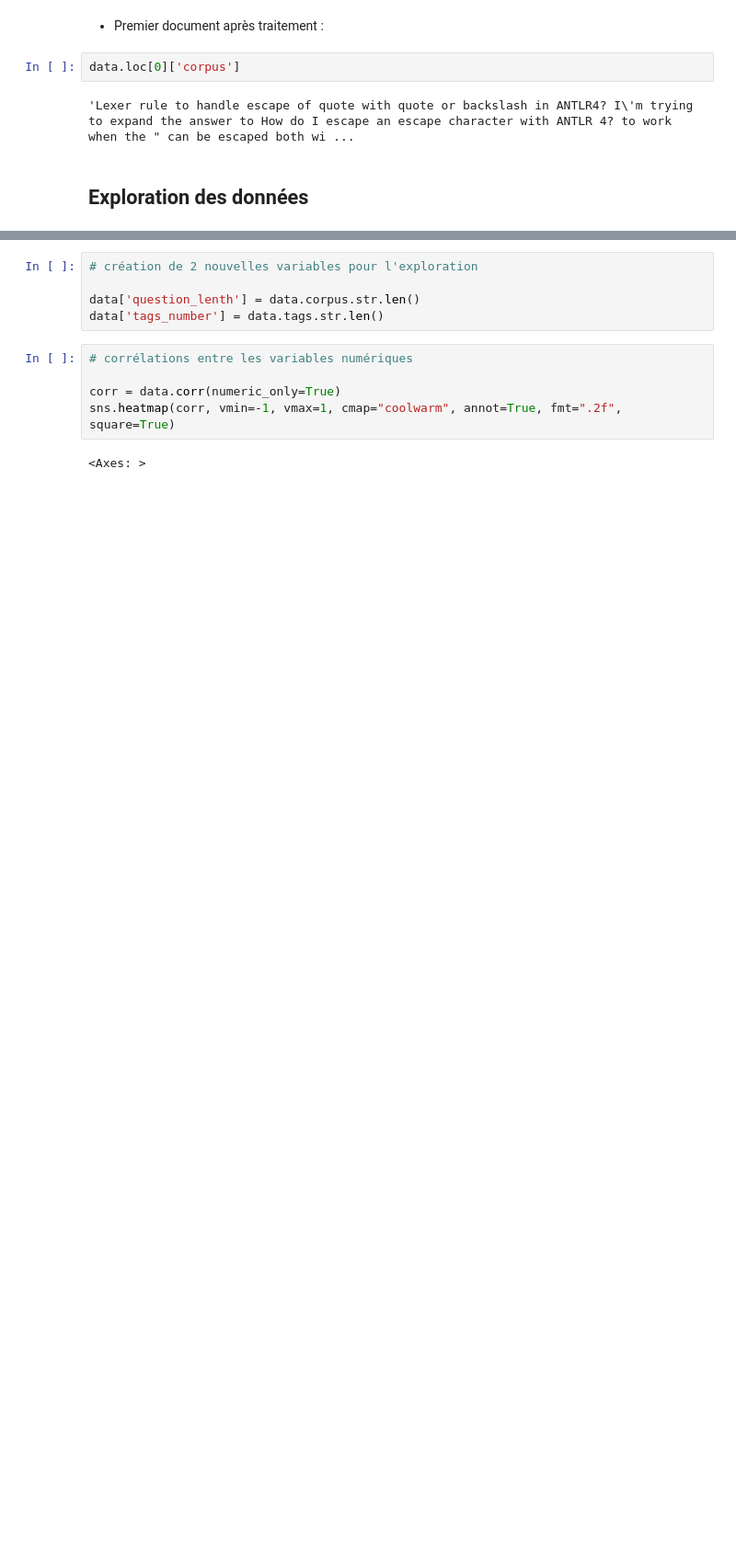
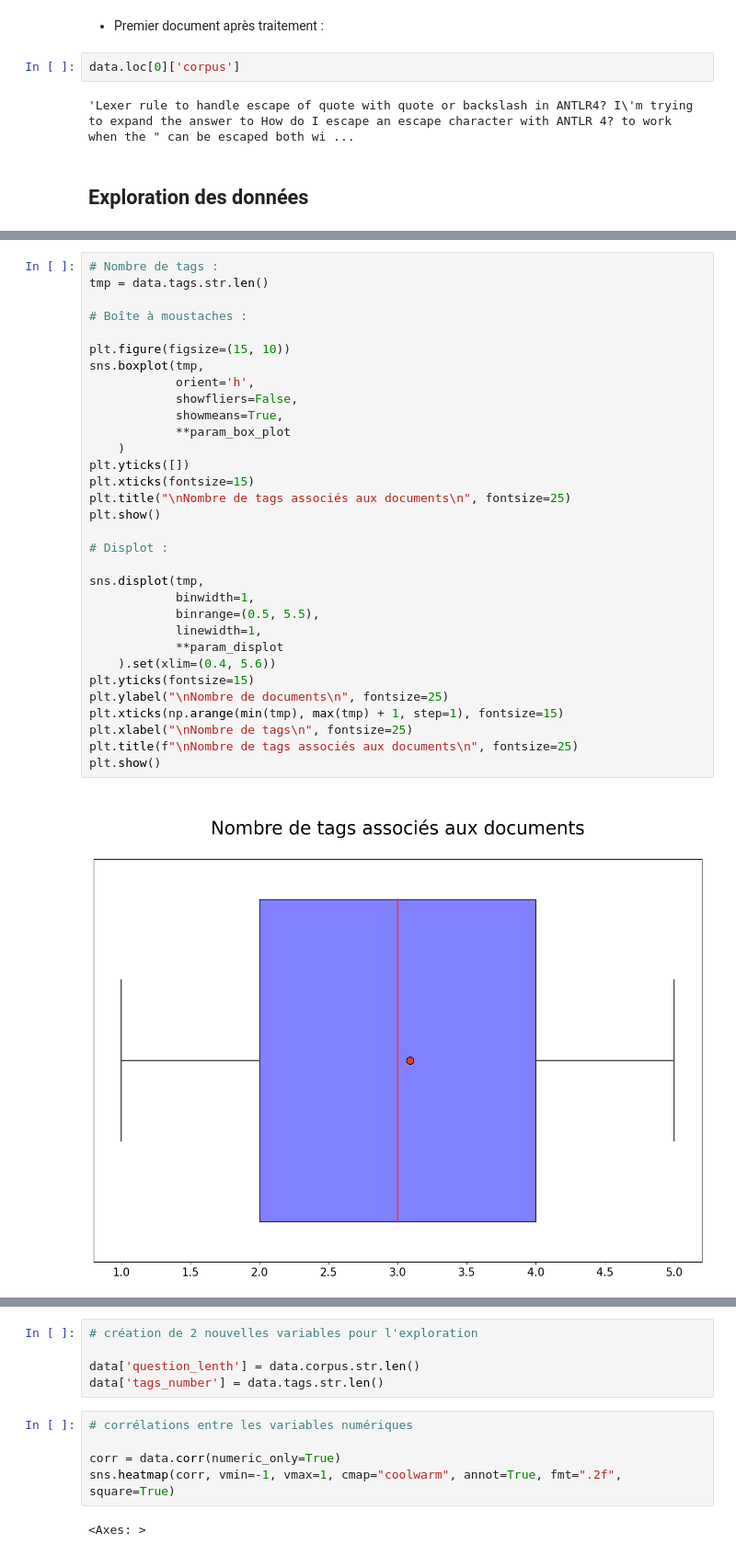
Before and after one commit to BiGHeaDMaX/Suggestion-automatique-de-mots-cles, a Jupyter notebook: 01 - Pré-traitements et Exploration.ipynb, the cells around one changed output, grey strips where cells are left out. Shown at 92% size. Drawn from its saved outputs; the diff is of its cells as text; blank space fills up the shorter version.

```diff
--- a/01 - Pré-traitements et Exploration.ipynb
+++ b/01 - Pré-traitements et Exploration.ipynb
@@ -254,0 +317,34 @@ sns.displot(tmp)
+# %%
+# Nombre de tags :
+tmp = data.tags.str.len()
+
+# Boîte à moustaches :
+
+plt.figure(figsize=(15, 10))
+sns.boxplot(tmp,
+            orient='h',
+            showfliers=False,
+            showmeans=True,
+            **param_box_plot
+    )
+plt.yticks([])
+plt.xticks(fontsize=15)
+plt.title("\nNombre de tags associés aux documents\n", fontsize=25)
+plt.show()
+
+# Displot :
+
+sns.displot(tmp,
+            binwidth=1,
+            binrange=(0.5, 5.5),
+            linewidth=1,
+            **param_displot
+    ).set(xlim=(0.4, 5.6))
+plt.yticks(fontsize=15)
+plt.ylabel("\nNombre de documents\n", fontsize=25)
+plt.xticks(np.arange(min(tmp), max(tmp) + 1, step=1), fontsize=15)
+plt.xlabel("\nNombre de tags\n", fontsize=25)
+plt.title(f"\nNombre de tags associés aux documents\n", fontsize=25)
+plt.show()
+# %% [output]
+[figure, added]
```
Also changed, not shown: parts of 15 cells of this notebook.
